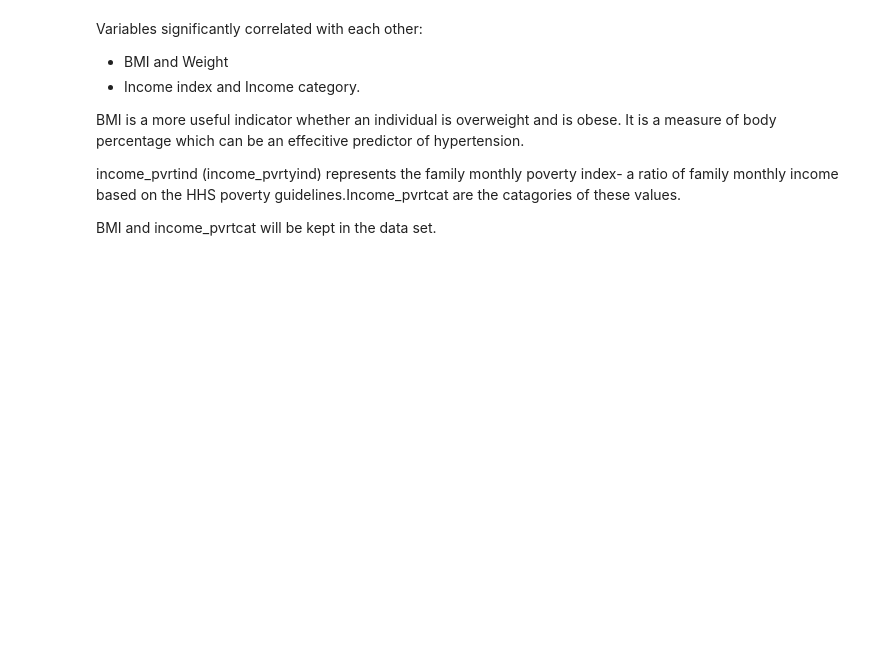
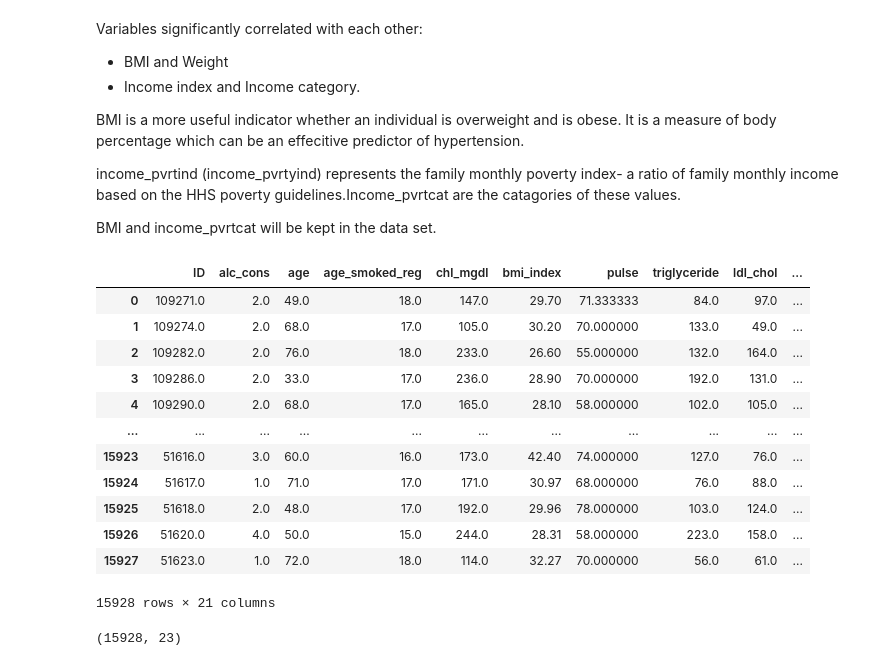
Before and after one commit to bgabr/predicting-risk-of-hypertension-using-NHANES-data, a Jupyter notebook: Project_v2.ipynb, the cells around one changed output. Cells and saved outputs as stored; diff of their text form; code cells hidden in the pictures; blank space fills up the shorter version.

```diff
--- a/Project_v2.ipynb
+++ b/Project_v2.ipynb
@@ -976,7 +986,23 @@ income_pvrtind (income_pvrtyind) represents the family monthly poverty index-  a
 BMI and income_pvrtcat will be kept in the data set.
 # %%
 # Remove two columns name is 'weight' and 'income_pvrtind'
-hypertension = hyp_df.drop(['weight_kg','income_pvrtind'], axis=1)
+hypertension = hyp_nhanes_transformed.drop(['weight_kg','income_pvrtind'], axis=1)
 hypertension
+# %% [output]
+|  | ID | alc_cons | age | age_smoked_reg | chl_mgdl | bmi_index | pulse | triglyceride | ldl_chol | ... |
+| 0 | 109271.0 | 2.0 | 49.0 | 18.0 | 147.0 | 29.70 | 71.333333 | 84.0 | 97.0 | ... |
+| 1 | 109274.0 | 2.0 | 68.0 | 17.0 | 105.0 | 30.20 | 70.000000 | 133.0 | 49.0 | ... |
+| 2 | 109282.0 | 2.0 | 76.0 | 18.0 | 233.0 | 26.60 | 55.000000 | 132.0 | 164.0 | ... |
+| 3 | 109286.0 | 2.0 | 33.0 | 17.0 | 236.0 | 28.90 | 70.000000 | 192.0 | 131.0 | ... |
+| 4 | 109290.0 | 2.0 | 68.0 | 17.0 | 165.0 | 28.10 | 58.000000 | 102.0 | 105.0 | ... |
+| ... | ... | ... | ... | ... | ... | ... | ... | ... | ... | ... |
+| 15923 | 51616.0 | 3.0 | 60.0 | 16.0 | 173.0 | 42.40 | 74.000000 | 127.0 | 76.0 | ... |
+| 15924 | 51617.0 | 1.0 | 71.0 | 17.0 | 171.0 | 30.97 | 68.000000 | 76.0 | 88.0 | ... |
+| 15925 | 51618.0 | 2.0 | 48.0 | 17.0 | 192.0 | 29.96 | 78.000000 | 103.0 | 124.0 | ... |
+| 15926 | 51620.0 | 4.0 | 50.0 | 15.0 | 244.0 | 28.31 | 58.000000 | 223.0 | 158.0 | ... |
+| 15927 | 51623.0 | 1.0 | 72.0 | 18.0 | 114.0 | 32.27 | 70.000000 | 56.0 | 61.0 | ... |
+15928 rows × 21 columns
 # %%
-hypertension.shape
+hyp_nhanes_transformed.shape
+# %% [output]
+(15928, 23)
```
Also changed, not shown: parts of 19 cells of this notebook.
